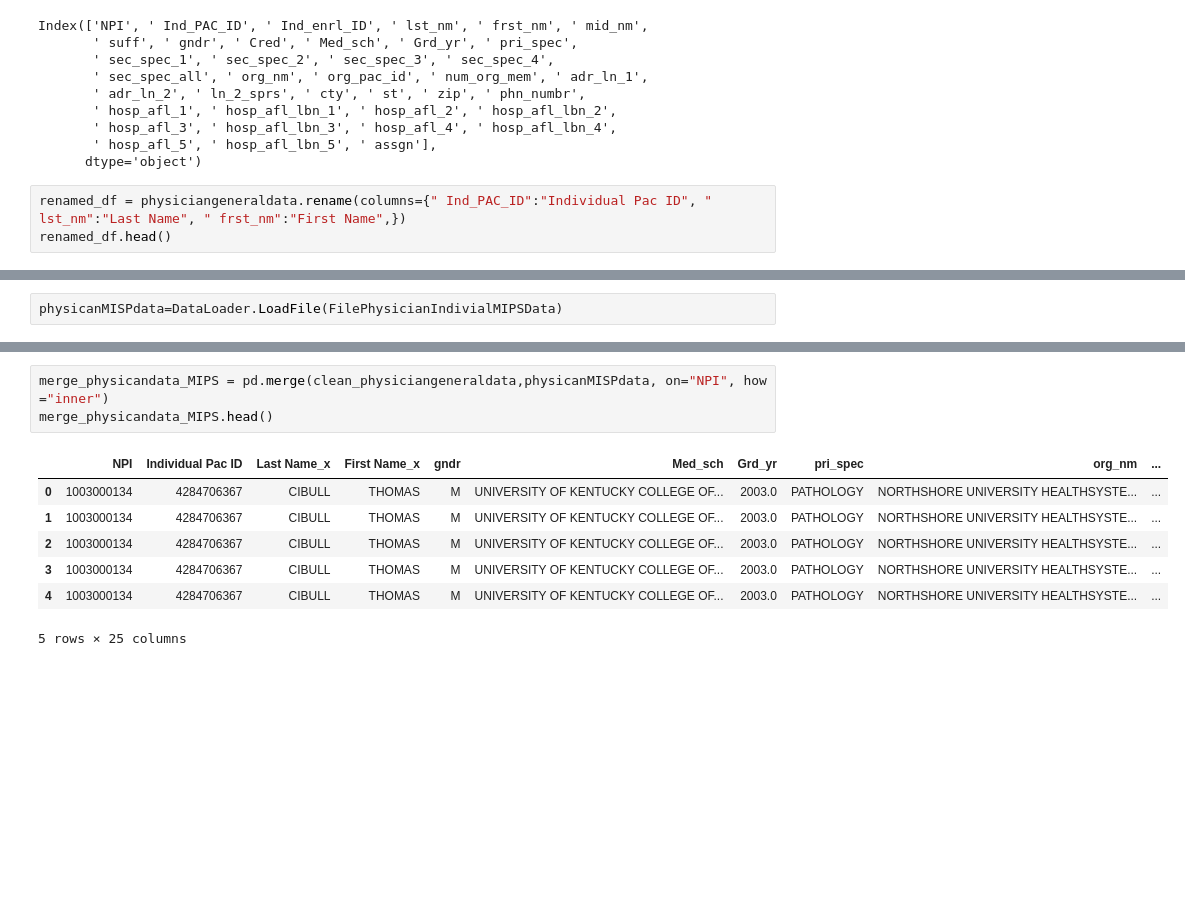
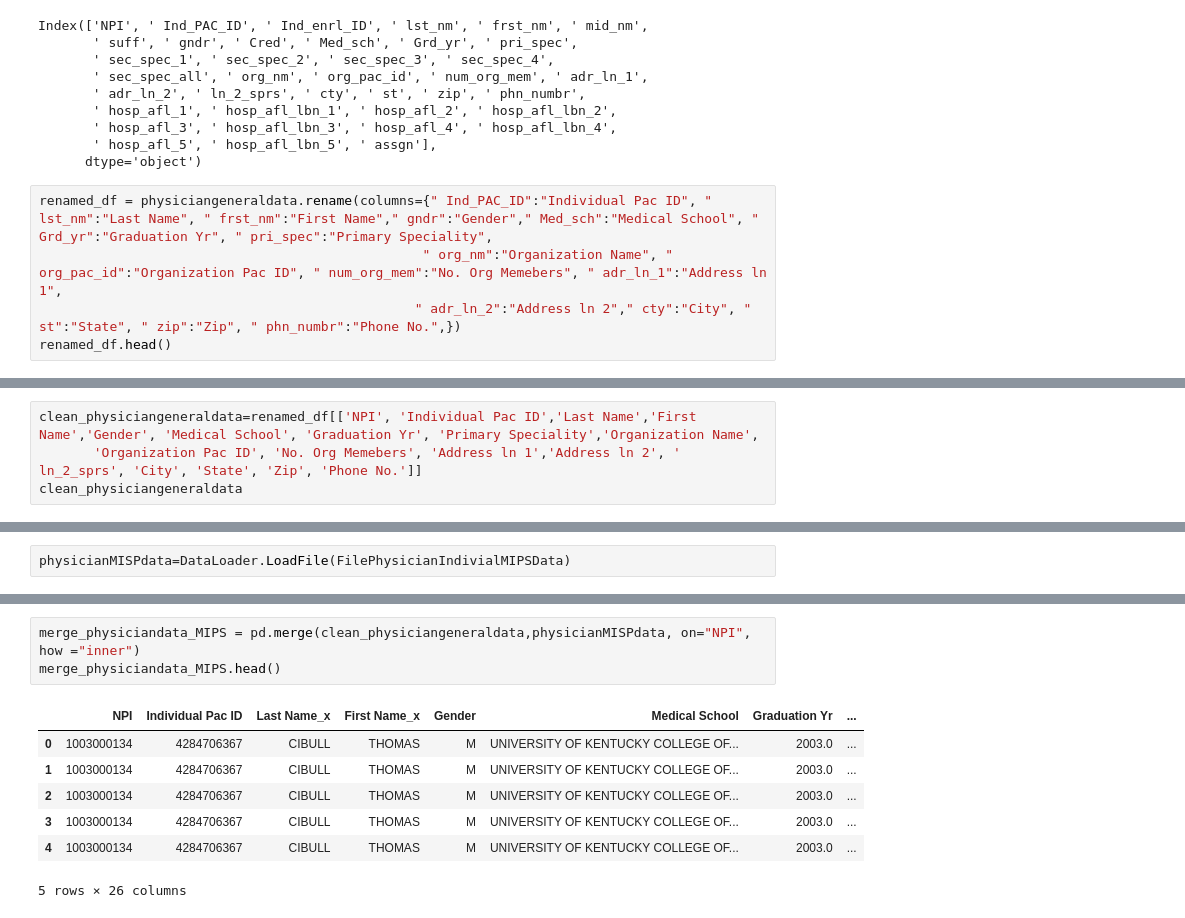
Before and after one commit to ishanku/MedicareDataAnalysisProject, a Jupyter notebook: Physician_Analysis_JJ.ipynb, the cells around one changed output, grey strips where cells are left out. Saved outputs shown, nothing was run; the diff lists cells and outputs as text; blank space fills up the shorter version.

Commit message:
cleaned and merged Physican data

```diff
--- a/Physician_Analysis_JJ.ipynb
+++ b/Physician_Analysis_JJ.ipynb
@@ -39,6 +39,8 @@ Index(['NPI', ' Ind_PAC_ID', ' Ind_enrl_ID', ' lst_nm', ' frst_nm', ' mid_nm',
        ' hosp_afl_5', ' hosp_afl_lbn_5', ' assgn'],
       dtype='object')
 # %%
-renamed_df = physiciangeneraldata.rename(columns={" Ind_PAC_ID":"Individual Pac ID", " lst_nm":"Last Name", " frst_nm":"First Name",})
+renamed_df = physiciangeneraldata.rename(columns={" Ind_PAC_ID":"Individual Pac ID", " lst_nm":"Last Name", " frst_nm":"First Name"," gndr":"Gender"," Med_sch":"Medical School", " Grd_yr":"Graduation Yr", " pri_spec":"Primary Speciality",
+                                                 " org_nm":"Organization Name", " org_pac_id":"Organization Pac ID", " num_org_mem":"No. Org Memebers", " adr_ln_1":"Address ln 1",
+                                                " adr_ln_2":"Address ln 2"," cty":"City", " st":"State", " zip":"Zip", " phn_numbr":"Phone No.",})
 renamed_df.head()
 # %% [output]
@@ -69,0 +67,4 @@ clean_physiciangeneraldata
+# %%
+clean_physiciangeneraldata=renamed_df[['NPI', 'Individual Pac ID','Last Name','First Name','Gender', 'Medical School', 'Graduation Yr', 'Primary Speciality','Organization Name',
+       'Organization Pac ID', 'No. Org Memebers', 'Address ln 1','Address ln 2', ' ln_2_sprs', 'City', 'State', 'Zip', 'Phone No.']]
+clean_physiciangeneraldata
@@ -70,2 +85,2 @@ clean_physiciangeneraldata
 # %%
-physicanMISPdata=DataLoader.LoadFile(FilePhysicianIndivialMIPSData)
+physicianMISPdata=DataLoader.LoadFile(FilePhysicianIndivialMIPSData)
@@ -88,11 +103,11 @@ physicanMISPdata
 # %%
-merge_physicandata_MIPS = pd.merge(clean_physiciangeneraldata,physicanMISPdata, on="NPI", how ="inner")
-merge_physicandata_MIPS.head()
+merge_physiciandata_MIPS = pd.merge(clean_physiciangeneraldata,physicianMISPdata, on="NPI", how ="inner")
+merge_physiciandata_MIPS.head()
 # %% [output]
-|  | NPI | Individual Pac ID | Last Name_x | First Name_x | gndr | Med_sch | Grd_yr | pri_spec | org_nm | ... |
-| 0 | 1003000134 | 4284706367 | CIBULL | THOMAS | M | UNIVERSITY OF KENTUCKY COLLEGE OF... | 2003.0 | PATHOLOGY | NORTHSHORE UNIVERSITY HEALTHSYSTE... | ... |
-| 1 | 1003000134 | 4284706367 | CIBULL | THOMAS | M | UNIVERSITY OF KENTUCKY COLLEGE OF... | 2003.0 | PATHOLOGY | NORTHSHORE UNIVERSITY HEALTHSYSTE... | ... |
-| 2 | 1003000134 | 4284706367 | CIBULL | THOMAS | M | UNIVERSITY OF KENTUCKY COLLEGE OF... | 2003.0 | PATHOLOGY | NORTHSHORE UNIVERSITY HEALTHSYSTE... | ... |
-| 3 | 1003000134 | 4284706367 | CIBULL | THOMAS | M | UNIVERSITY OF KENTUCKY COLLEGE OF... | 2003.0 | PATHOLOGY | NORTHSHORE UNIVERSITY HEALTHSYSTE... | ... |
-| 4 | 1003000134 | 4284706367 | CIBULL | THOMAS | M | UNIVERSITY OF KENTUCKY COLLEGE OF... | 2003.0 | PATHOLOGY | NORTHSHORE UNIVERSITY HEALTHSYSTE... | ... |
+|  | NPI | Individual Pac ID | Last Name_x | First Name_x | Gender | Medical School | Graduation Yr | ... |
+| 0 | 1003000134 | 4284706367 | CIBULL | THOMAS | M | UNIVERSITY OF KENTUCKY COLLEGE OF... | 2003.0 | ... |
+| 1 | 1003000134 | 4284706367 | CIBULL | THOMAS | M | UNIVERSITY OF KENTUCKY COLLEGE OF... | 2003.0 | ... |
+| 2 | 1003000134 | 4284706367 | CIBULL | THOMAS | M | UNIVERSITY OF KENTUCKY COLLEGE OF... | 2003.0 | ... |
+| 3 | 1003000134 | 4284706367 | CIBULL | THOMAS | M | UNIVERSITY OF KENTUCKY COLLEGE OF... | 2003.0 | ... |
+| 4 | 1003000134 | 4284706367 | CIBULL | THOMAS | M | UNIVERSITY OF KENTUCKY COLLEGE OF... | 2003.0 | ... |
-5 rows × 25 columns
+5 rows × 26 columns
```
Also changed, not shown: parts of 10 cells of this notebook.
